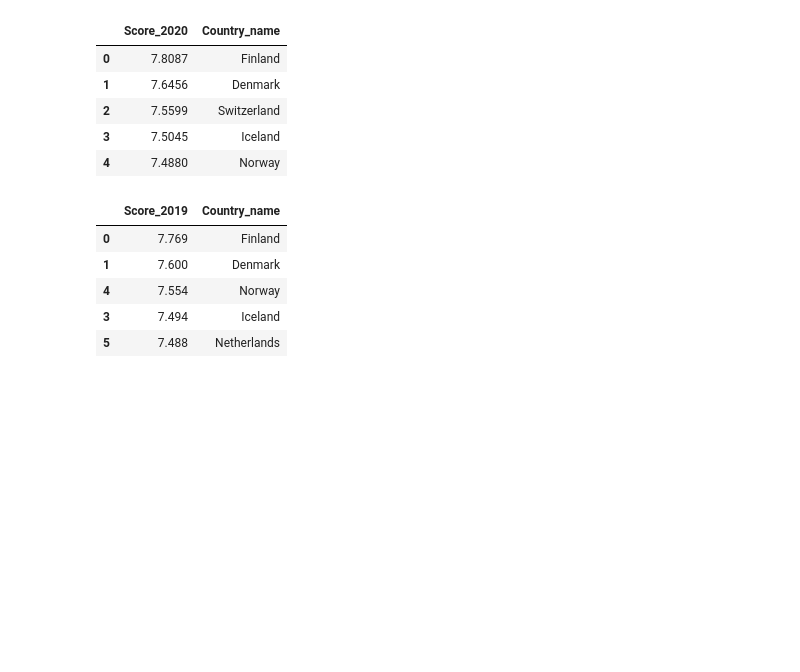
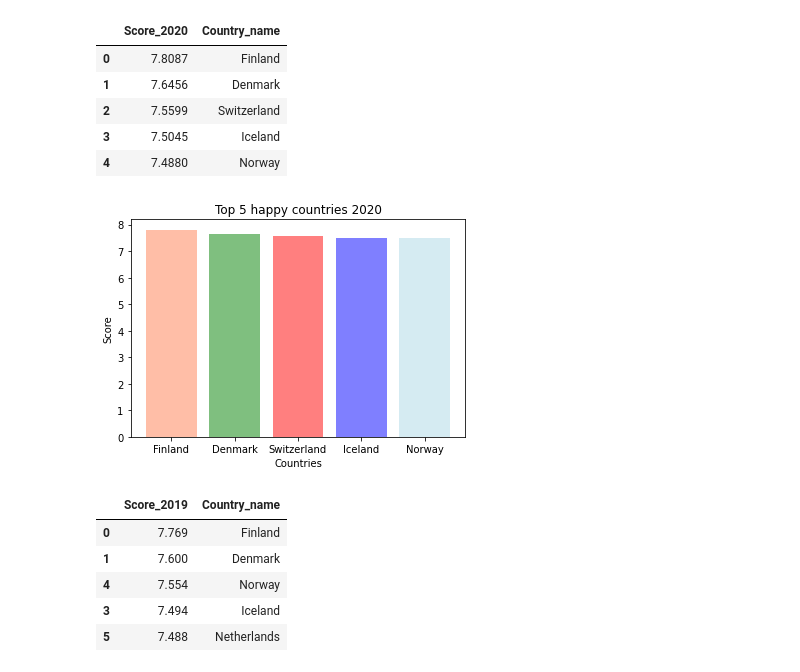
Before and after one commit to paoestefan/Proyect-Gamma, a Jupyter notebook: Happy code.ipynb, the cells around one changed output. Saved outputs shown, nothing was run; the diff lists cells and outputs as text; code cells hidden in the pictures; blank space fills up the shorter version.

```diff
--- a/Happy code.ipynb
+++ b/Happy code.ipynb
@@ -151,6 +151,16 @@ top2_df
 | 2 | 7.5599 | Switzerland |
 | 3 | 7.5045 | Iceland |
 | 4 | 7.4880 | Norway |
+# %%
+plt.bar(top2_df["Country_name"],top2_df["Score_2020"], color={"red","blue","green","coral","lightblue"},alpha=0.5,  align="center")
+plt.xticks(top2_df["Country_name"])
+plt.title("Top 5 happy countries 2020")
+plt.xlabel("Countries")
+plt.ylabel("Score")
+
+plt.show()
+# %% [output]
+[figure, added]
 # %%
 #finding top 5 2019
 top=merge_df["Score_2019"].nlargest()
```
Also changed, not shown: parts of 4 cells of this notebook.
